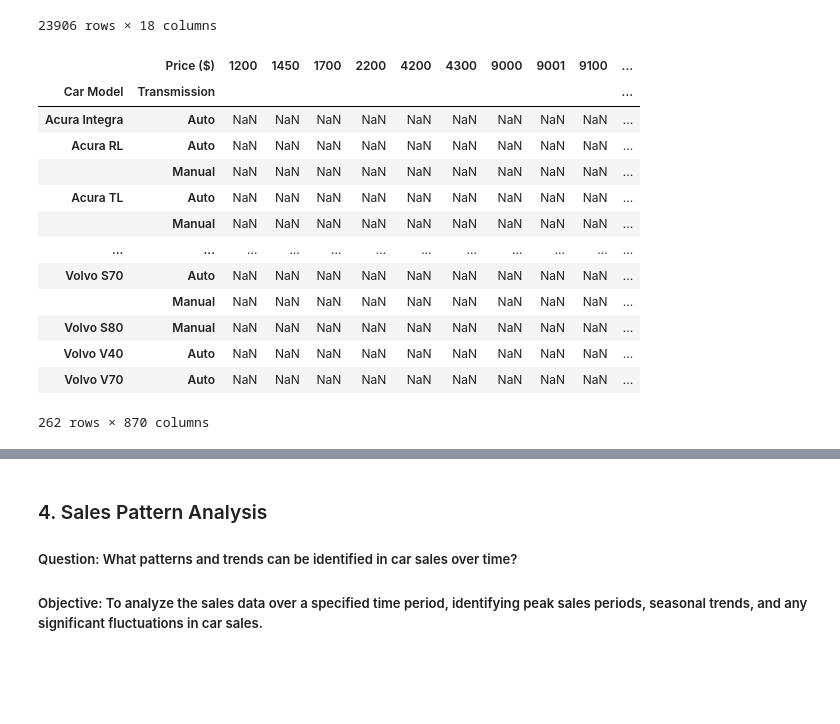
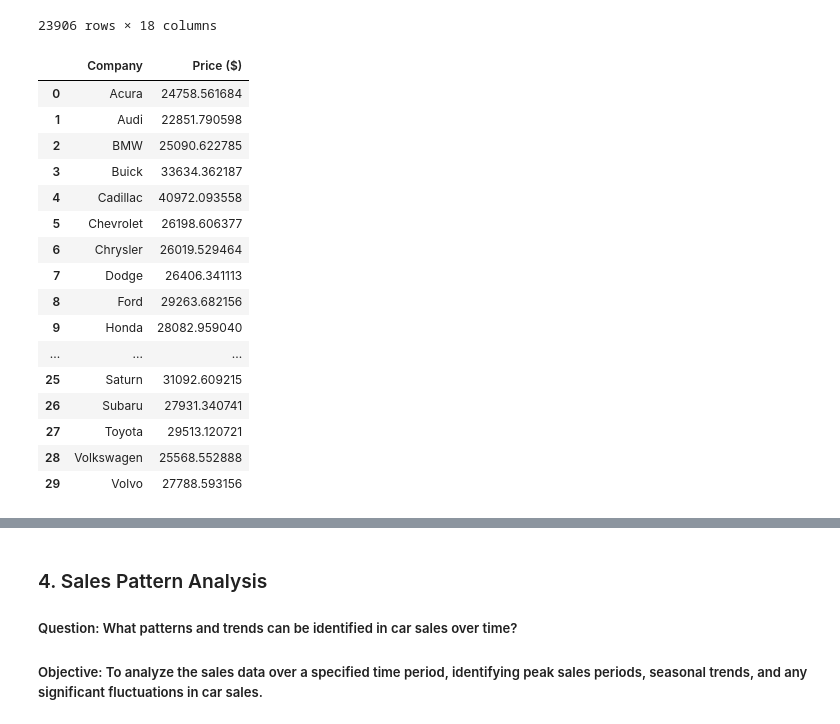
Before and after one commit to ikwabia/Car-Sales-, a Jupyter notebook: car_analysis.ipynb, the cells around one changed output, grey strips where cells are left out. Cells and saved outputs as stored; diff of their text form; code cells hidden in the pictures; blank space fills up the shorter version.

```diff
--- a/car_analysis.ipynb
+++ b/car_analysis.ipynb
@@ -274,20 +279,23 @@ car_sales_df
 23906 rows × 18 columns
 # %%
 # Group by car model, transmission, and price range
-model_transmission_price = car_sales_df.groupby(['Car Model', 'Transmission', 'Price ($)']).size().unstack()
-model_transmission_price
+company_prices = car_sales_df.groupby('Company')['Price ($)'].mean().reset_index()
+company_prices
 # %% [output]
-|  | Price ($) | 1200 | 1450 | 1700 | 2200 | 4200 | 4300 | 9000 | 9001 | 9100 | ... |
-| Car Model | Transmission |  |  |  |  |  |  |  |  |  | ... |
-| Acura Integra | Auto | NaN | NaN | NaN | NaN | NaN | NaN | NaN | NaN | NaN | ... |
-| Acura RL | Auto | NaN | NaN | NaN | NaN | NaN | NaN | NaN | NaN | NaN | ... |
-|  | Manual | NaN | NaN | NaN | NaN | NaN | NaN | NaN | NaN | NaN | ... |
-| Acura TL | Auto | NaN | NaN | NaN | NaN | NaN | NaN | NaN | NaN | NaN | ... |
-|  | Manual | NaN | NaN | NaN | NaN | NaN | NaN | NaN | NaN | NaN | ... |
-| ... | ... | ... | ... | ... | ... | ... | ... | ... | ... | ... | ... |
-| Volvo S70 | Auto | NaN | NaN | NaN | NaN | NaN | NaN | NaN | NaN | NaN | ... |
-|  | Manual | NaN | NaN | NaN | NaN | NaN | NaN | NaN | NaN | NaN | ... |
-| Volvo S80 | Manual | NaN | NaN | NaN | NaN | NaN | NaN | NaN | NaN | NaN | ... |
-| Volvo V40 | Auto | NaN | NaN | NaN | NaN | NaN | NaN | NaN | NaN | NaN | ... |
-| Volvo V70 | Auto | NaN | NaN | NaN | NaN | NaN | NaN | NaN | NaN | NaN | ... |
+|  | Company | Price ($) |
+| 0 | Acura | 24758.561684 |
+| 1 | Audi | 22851.790598 |
+| 2 | BMW | 25090.622785 |
+| 3 | Buick | 33634.362187 |
+| 4 | Cadillac | 40972.093558 |
+| 5 | Chevrolet | 26198.606377 |
+| 6 | Chrysler | 26019.529464 |
+| 7 | Dodge | 26406.341113 |
+| 8 | Ford | 29263.682156 |
+| 9 | Honda | 28082.959040 |
+| ... | ... | ... |
+| 25 | Saturn | 31092.609215 |
+| 26 | Subaru | 27931.340741 |
+| 27 | Toyota | 29513.120721 |
+| 28 | Volkswagen | 25568.552888 |
+| 29 | Volvo | 27788.593156 |
-262 rows × 870 columns
```
Also changed, not shown: parts of 13 cells of this notebook.
